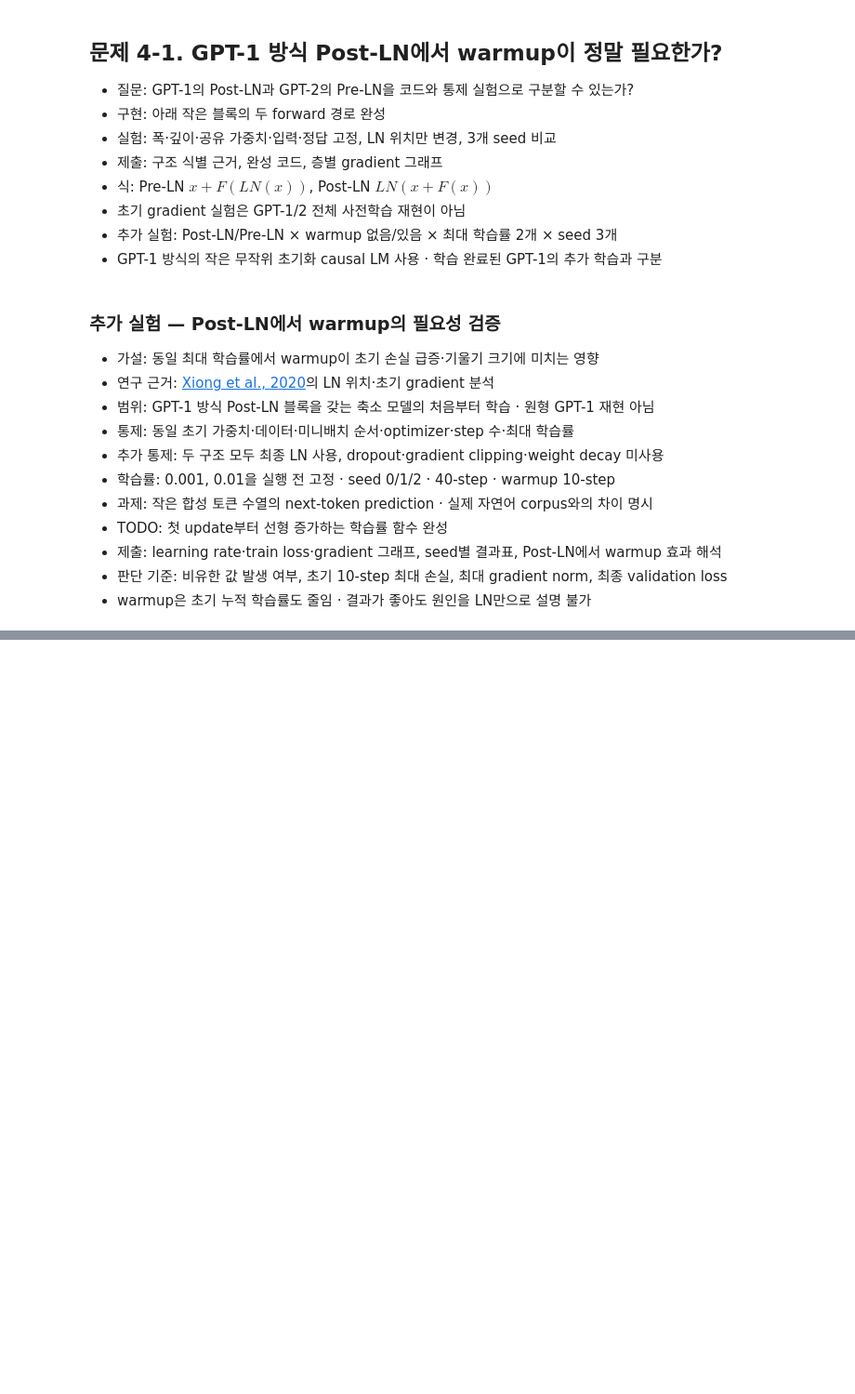
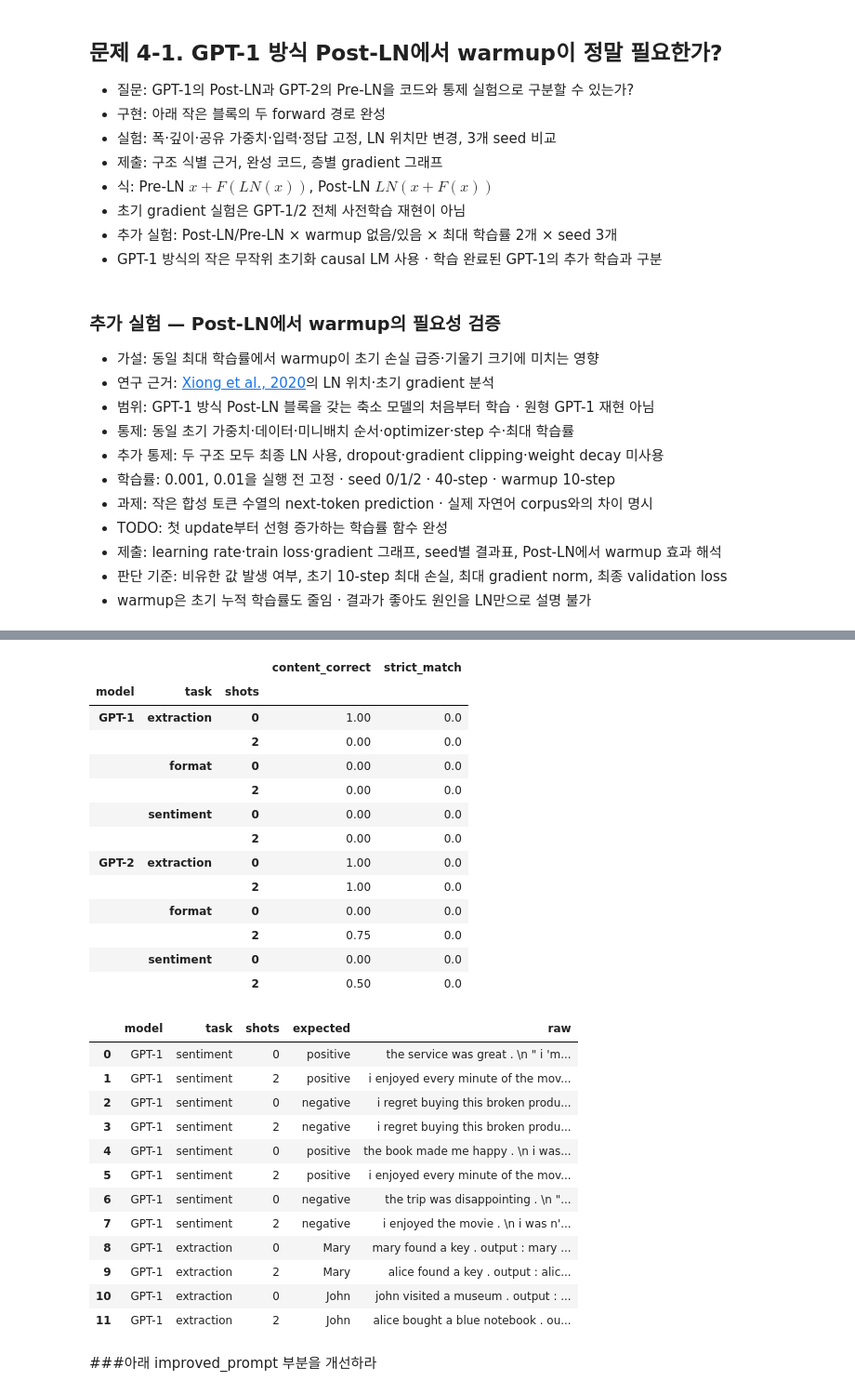
Before and after one commit to JinuGong/LLM-HS, a Jupyter notebook: 04주차_GPT구조와_프롬프트_비교.ipynb, the cells around one changed output, grey strips where cells are left out. Shown at 93% size. Cells and saved outputs as stored; diff of their text form; code cells hidden in the pictures; blank space fills up the shorter version.

```diff
--- a/04주차_GPT구조와_프롬프트_비교.ipynb
+++ b/04주차_GPT구조와_프롬프트_비교.ipynb
@@ -234 +200,39 @@ PASSED.add("4-1_warmup_comparison_executed")  # 실험 실행 확인 · 안정
 - 제출: 결과표, 오류 사례, 개선 전후 출력, 일반화의 한계
+# %%
+TASKS={
+ "sentiment":{"instruction":"Classify the sentiment. Output only positive or negative.",
+  "demos":[("I enjoyed every minute of the movie.","positive"),("The meal was terrible.","negative")],
+  "eval":[("The service was wonderful.","positive"),("I regret buying this broken product.","negative"),
+          ("The book made me happy.","positive"),("The trip was disappointing.","negative")]},
+ "extraction":{"instruction":"Extract the person's name. Output only the name.",
+  "demos":[("Alice bought a blue notebook.","Alice"),("Bob arrived at noon.","Bob")],
+  "eval":[("Mary found a key.","Mary"),("John visited a museum.","John"),
+          ("Emma wrote a letter.","Emma"),("David lost his umbrella.","David")]},
+ "format":{"instruction":"Join the words with a comma and no spaces. Output only the result.",
+  "demos":[("red blue","red,blue"),("cat dog","cat,dog")],
+  "eval":[("sun moon","sun,moon"),("tea coffee","tea,coffee"),
+          ("pen book","pen,book"),("day night","day,night")]}
+}
+# %%
+def score_output(task,text,answer):
+    # 정답 단어 포함 점수와 엄격 일치 점수를 분리 · 최종 판정은 원문과 대조
+    if task=="sentiment": match=re.search(r"\b(positive|negative)\b",text.lower())
+    elif task=="extraction": match=re.search(r"\b"+re.escape(answer)+r"\b",text,re.I)
+    else: match=re.search(re.escape(answer),text,re.I)
+    content_correct=bool(match) and (task!="sentiment" or match.group(1)==answer)
+    return {"content_correct":content_correct,"strict_match":text.strip().lower()==answer.lower()}
+# %%
+def build_prompt(task,text,shots):
+    spec=TASKS[task]
+    prefix=spec["instruction"]+"\n\n"
+    for x,y in spec["demos"][:shots]: prefix+=f"Input: {x}\nOutput: {y}\n\n"
+    return prefix+f"Input: {text}\nOutput:"
+# %%
+for task,spec in TASKS.items():
+    assert len(spec["eval"])==4 and len(spec["demos"])>=2
+    assert not ({x for x,y in spec["eval"]}&{x for x,y in spec["demos"]})
+    for shots in [0,2]:
+        prompt=build_prompt(task,spec["eval"][0][0],shots)
+        assert isinstance(prompt,str) and spec["eval"][0][0] in prompt
+        assert prompt.count("Input:")==shots+1
+        print(task,shots,"shot\n",prompt,"\n")
@@ -235,29 +257,57 @@ PASSED.add("4-1_warmup_comparison_executed")  # 실험 실행 확인 · 안정
 # %%
 MODELS=[("GPT-1","openai-community/openai-gpt","1e0d4f3028acbffb47fe933cea64619c5ec1a002"),
         ("GPT-2","openai-community/gpt2","607a30d783dfa663caf39e06633721c8d4cfcd7e")]
 MAX_NEW=24
 local_rows=[]
 for label,model_id,revision in MODELS:
     tok=AutoTokenizer.from_pretrained(model_id,revision=revision)
     net=AutoModelForCausalLM.from_pretrained(model_id,revision=revision,use_safetensors=True).to(DEVICE).eval()
     pad_id=tok.eos_token_id if tok.eos_token_id is not None else tok.unk_token_id
     for task,spec in TASKS.items():
         for index,(text,answer) in enumerate(spec["eval"]):
             for shots in [0,2]:
                 prompt=build_prompt(task,text,shots)
                 inp=tok(prompt,return_tensors="pt").to(DEVICE)
                 assert inp.input_ids.shape[1]+MAX_NEW<=net.config.n_positions
                 with torch.no_grad():
                     generated=net.generate(**inp,max_new_tokens=MAX_NEW,do_sample=False,pad_token_id=pad_id)
                 raw=tok.decode(generated[0,inp.input_ids.shape[1]:],skip_special_tokens=True)
                 local_rows.append({"model":label,"model_id":model_id,"revision":revision,"task":task,
                   "item":index,"shots":shots,"prompt":prompt,"expected":answer,"raw":raw,
                   "input_tokens":inp.input_ids.shape[1],**score_output(task,raw,answer)})
     del net; cleanup()
 local_table=pd.DataFrame(local_rows)
 display(local_table.groupby(["model","task","shots"])[["content_correct","strict_match"]].mean())
 display(local_table[["model","task","shots","expected","raw"]].head(12))
-local_table.to_csv(RESULT_DIR/"gpt1_gpt2_predictions.csv",index=False)
-PASSED.add("4-3_local_run")
+# %% [output]
+|  |  |  | content_correct | strict_match |
+| model | task | shots |  |  |
+| GPT-1 | extraction | 0 | 1.00 | 0.0 |
+|  |  | 2 | 0.00 | 0.0 |
+|  | format | 0 | 0.00 | 0.0 |
+|  |  | 2 | 0.00 | 0.0 |
+|  | sentiment | 0 | 0.00 | 0.0 |
+|  |  | 2 | 0.00 | 0.0 |
+| GPT-2 | extraction | 0 | 1.00 | 0.0 |
+|  |  | 2 | 1.00 | 0.0 |
+|  | format | 0 | 0.00 | 0.0 |
+|  |  | 2 | 0.75 | 0.0 |
+|  | sentiment | 0 | 0.00 | 0.0 |
+|  |  | 2 | 0.50 | 0.0 |
+|  | model | task | shots | expected | raw |
+| 0 | GPT-1 | sentiment | 0 | positive | the service was great . \n " i 'm... |
+| 1 | GPT-1 | sentiment | 2 | positive | i enjoyed every minute of the mov... |
+| 2 | GPT-1 | sentiment | 0 | negative | i regret buying this broken produ... |
+| 3 | GPT-1 | sentiment | 2 | negative | i regret buying this broken produ... |
+| 4 | GPT-1 | sentiment | 0 | positive | the book made me happy . \n i was... |
+| 5 | GPT-1 | sentiment | 2 | positive | i enjoyed every minute of the mov... |
+| 6 | GPT-1 | sentiment | 0 | negative | the trip was disappointing . \n "... |
+| 7 | GPT-1 | sentiment | 2 | negative | i enjoyed the movie . \n i was n'... |
+| 8 | GPT-1 | extraction | 0 | Mary | mary found a key . output : mary ... |
+| 9 | GPT-1 | extraction | 2 | Mary | alice found a key . output : alic... |
+| 10 | GPT-1 | extraction | 0 | John | john visited a museum . output : ... |
+| 11 | GPT-1 | extraction | 2 | John | alice bought a blue notebook . ou... |
+# %% [markdown]
+###아래 improved_prompt 부분을 개선하라
 # %%
 def improved_prompt(task,text):
```
Also changed, not shown: parts of 12 cells of this notebook.
